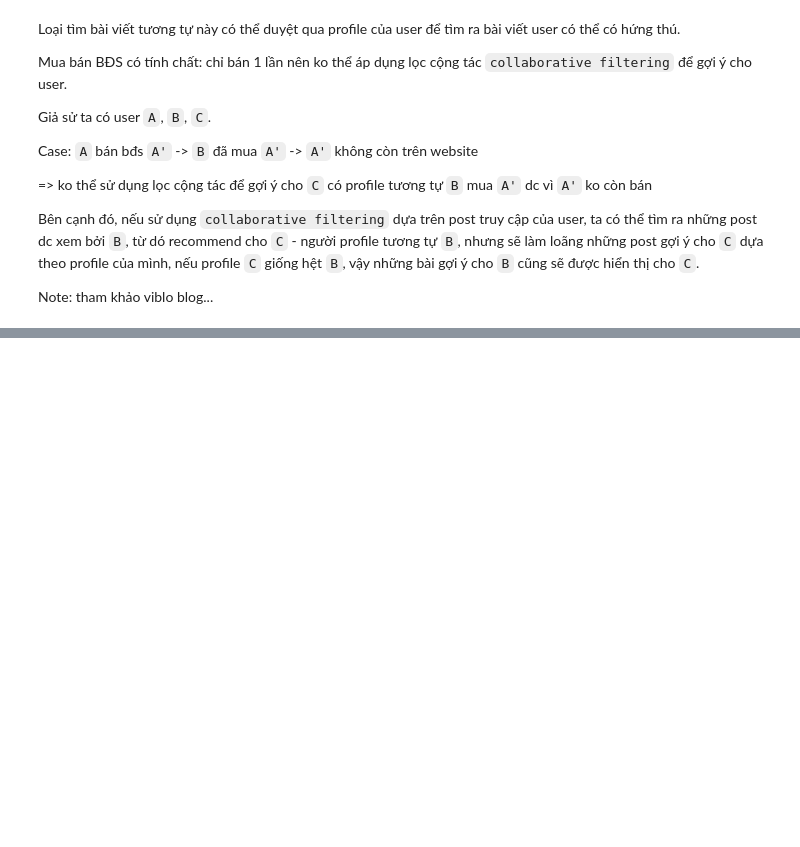
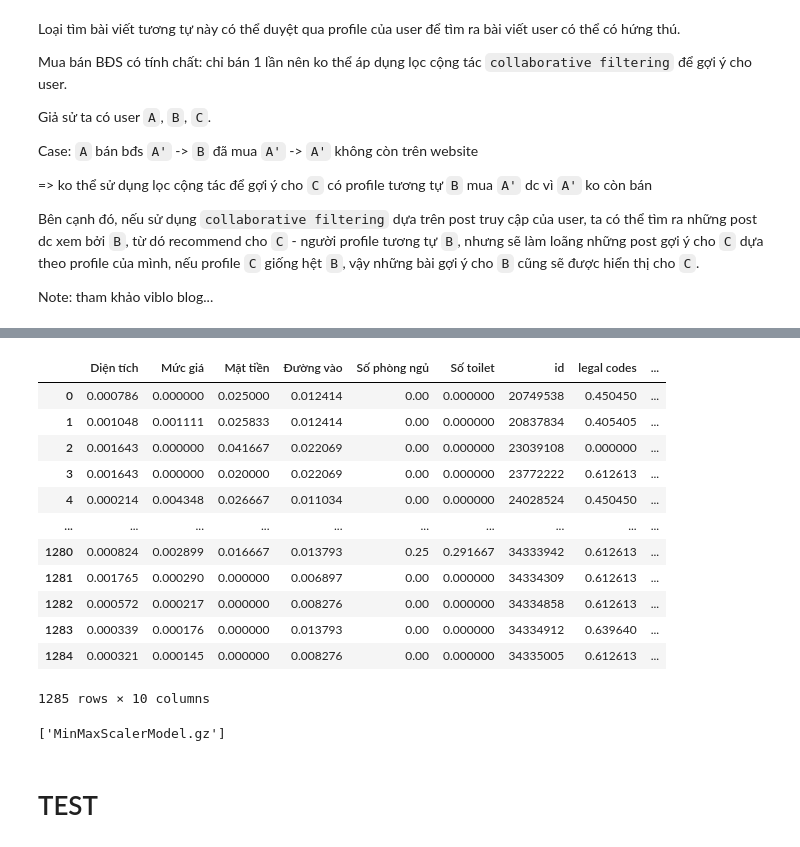
Before and after one commit to DaydreamerSY/Recommendation-system, a Jupyter notebook: main.ipynb, the cells around one changed output, grey strips where cells are left out. Saved outputs shown, nothing was run; the diff lists cells and outputs as text; code cells hidden in the pictures; blank space fills up the shorter version.

```diff
--- a/main.ipynb
+++ b/main.ipynb
@@ -331,0 +554,42 @@ test_database.to_csv("fake-data-with-similar-id.csv")
+# %%
+from sklearn.preprocessing import MinMaxScaler
+
+cal_cols = ['Diện tích',
+ 'Mức giá',
+ 'Mặt tiền',
+ 'Đường vào',
+ 'Số phòng ngủ',
+ 'Số toilet',
+ 'legal codes',
+ 'direction codes',
+ 'region codes']
+
+scaler = MinMaxScaler()
+scaler.fit(df[cal_cols])
+
+df_scaled_data = df.copy()
+
+df_scaled_data[cal_cols] = scaler.transform(df[cal_cols])
+# user_last_visited[cal_cols] = scaler.transform(user_last_visited[cal_cols])
+df_scaled_data
+# %% [output]
+|  | Diện tích | Mức giá | Mặt tiền | Đường vào | Số phòng ngủ | Số toilet | id | legal codes | ... |
+| 0 | 0.000786 | 0.000000 | 0.025000 | 0.012414 | 0.00 | 0.000000 | 20749538 | 0.450450 | ... |
+| 1 | 0.001048 | 0.001111 | 0.025833 | 0.012414 | 0.00 | 0.000000 | 20837834 | 0.405405 | ... |
+| 2 | 0.001643 | 0.000000 | 0.041667 | 0.022069 | 0.00 | 0.000000 | 23039108 | 0.000000 | ... |
+| 3 | 0.001643 | 0.000000 | 0.020000 | 0.022069 | 0.00 | 0.000000 | 23772222 | 0.612613 | ... |
+| 4 | 0.000214 | 0.004348 | 0.026667 | 0.011034 | 0.00 | 0.000000 | 24028524 | 0.450450 | ... |
+| ... | ... | ... | ... | ... | ... | ... | ... | ... | ... |
+| 1280 | 0.000824 | 0.002899 | 0.016667 | 0.013793 | 0.25 | 0.291667 | 34333942 | 0.612613 | ... |
+| 1281 | 0.001765 | 0.000290 | 0.000000 | 0.006897 | 0.00 | 0.000000 | 34334309 | 0.612613 | ... |
+| 1282 | 0.000572 | 0.000217 | 0.000000 | 0.008276 | 0.00 | 0.000000 | 34334858 | 0.612613 | ... |
+| 1283 | 0.000339 | 0.000176 | 0.000000 | 0.013793 | 0.00 | 0.000000 | 34334912 | 0.639640 | ... |
+| 1284 | 0.000321 | 0.000145 | 0.000000 | 0.008276 | 0.00 | 0.000000 | 34335005 | 0.612613 | ... |
+1285 rows × 10 columns
+# %%
+import joblib
+joblib.dump(scaler, "MinMaxScalerModel.gz")
+# %% [output]
+['MinMaxScalerModel.gz']
+# %% [markdown]
+# TEST
```
Also changed, not shown: parts of 14 cells of this notebook, 7 other files.
